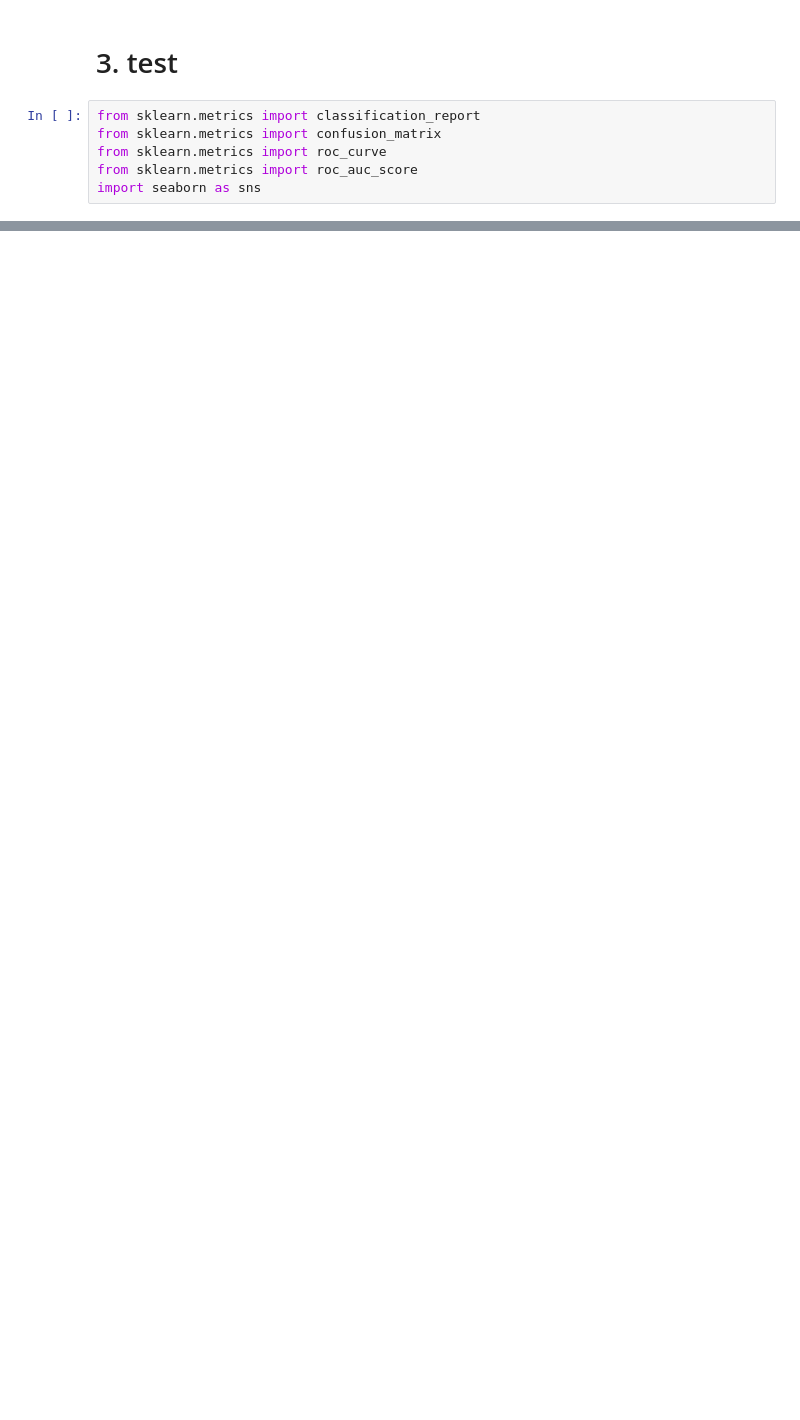
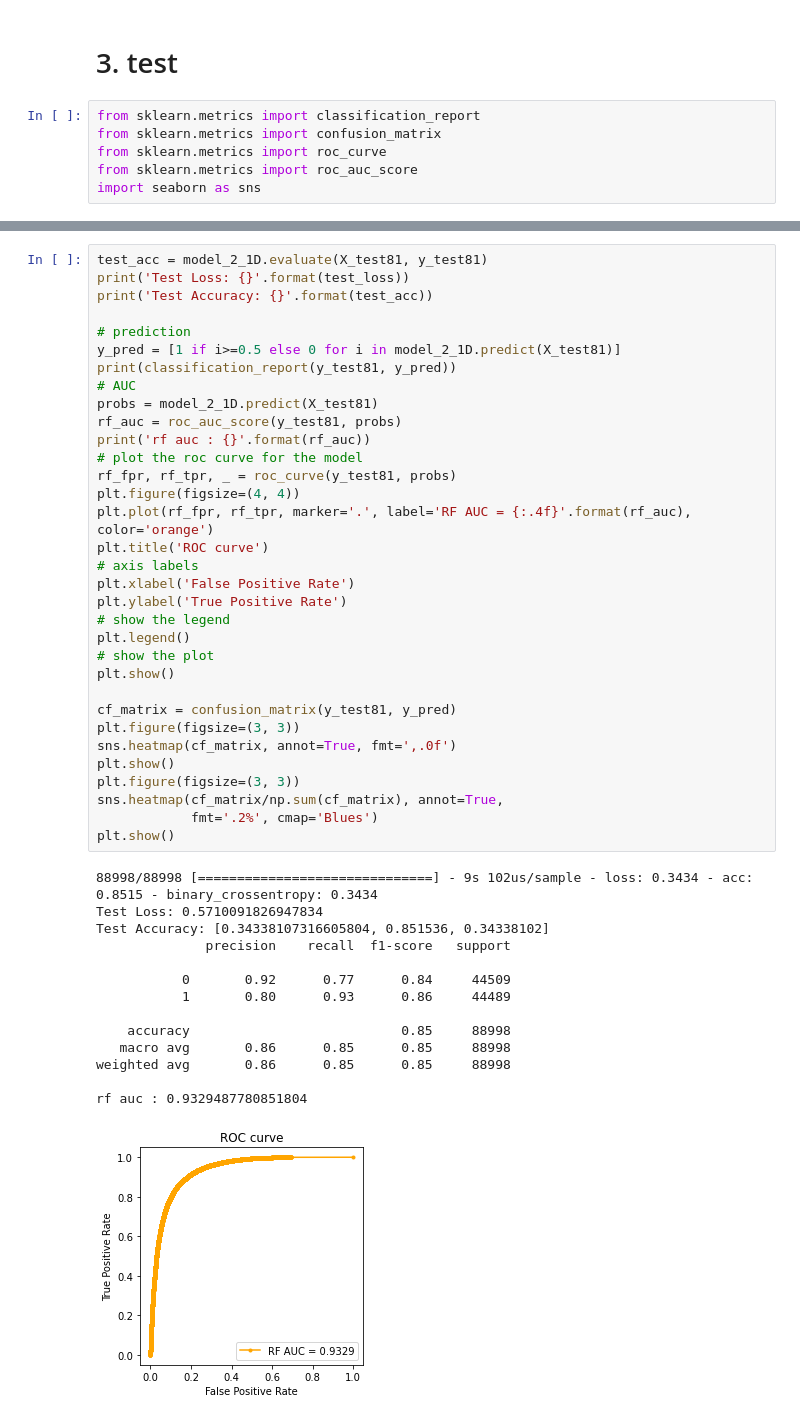
Before and after one commit to zoohoson/Peptide_Detectability, a Jupyter notebook: noPTM_test/2019Bioinformatics_DeepMSpeptide_noPTM.ipynb, the cells around one changed output, grey strips where cells are left out. Drawn from its saved outputs; the diff is of its cells as text; blank space fills up the shorter version.

```diff
--- a/noPTM_test/2019Bioinformatics_DeepMSpeptide_noPTM.ipynb
+++ b/noPTM_test/2019Bioinformatics_DeepMSpeptide_noPTM.ipynb
@@ -218,0 +273,48 @@ rf auc : 0.9162440645210932
+# %%
+test_acc = model_2_1D.evaluate(X_test81, y_test81)
+print('Test Loss: {}'.format(test_loss))
+print('Test Accuracy: {}'.format(test_acc))
+
+# prediction
+y_pred = [1 if i>=0.5 else 0 for i in model_2_1D.predict(X_test81)]
+print(classification_report(y_test81, y_pred))
+# AUC
+probs = model_2_1D.predict(X_test81)
+rf_auc = roc_auc_score(y_test81, probs)
+print('rf auc : {}'.format(rf_auc))
+# plot the roc curve for the model
+rf_fpr, rf_tpr, _ = roc_curve(y_test81, probs)
+plt.figure(figsize=(4, 4))
+plt.plot(rf_fpr, rf_tpr, marker='.', label='RF AUC = {:.4f}'.format(rf_auc), color='orange')
+plt.title('ROC curve')
+# axis labels
+plt.xlabel('False Positive Rate')
+plt.ylabel('True Positive Rate')
+# show the legend
+plt.legend()
+# show the plot
+plt.show()
+
+cf_matrix = confusion_matrix(y_test81, y_pred)
+plt.figure(figsize=(3, 3))
+sns.heatmap(cf_matrix, annot=True, fmt=',.0f')
+plt.show()
+plt.figure(figsize=(3, 3))
+sns.heatmap(cf_matrix/np.sum(cf_matrix), annot=True,
+            fmt='.2%', cmap='Blues')
+plt.show()
+# %% [output]
+88998/88998 [==============================] - 9s 102us/sample - loss: 0.3434 - acc: 0.8515 - binary_crossentropy: 0.3434
+Test Loss: 0.5710091826947834
+Test Accuracy: [0.34338107316605804, 0.851536, 0.34338102]
+              precision    recall  f1-score   support
+
+           0       0.92      0.77      0.84     44509
+           1       0.80      0.93      0.86     44489
+
+    accuracy                           0.85     88998
+   macro avg       0.86      0.85      0.85     88998
+weighted avg       0.86      0.85      0.85     88998
+
+rf auc : 0.9329487780851804
+[figure, added]
```
Also changed, not shown: parts of 15 cells of this notebook, 31 other files.
